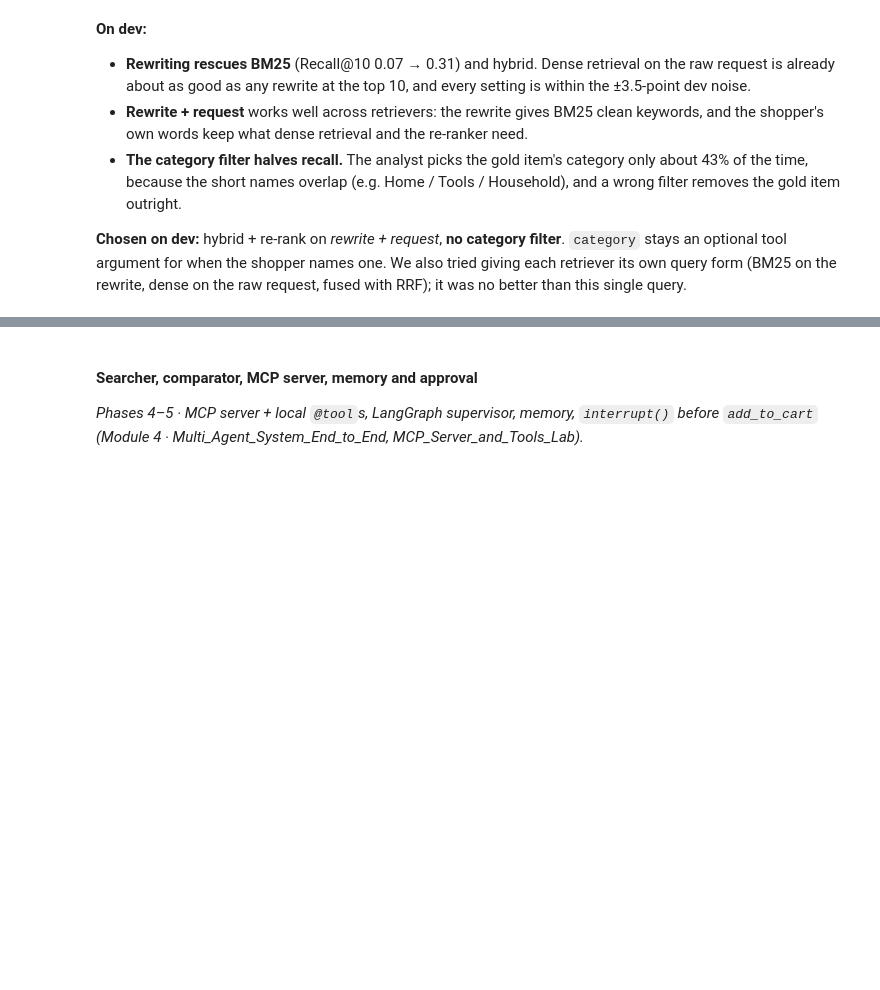
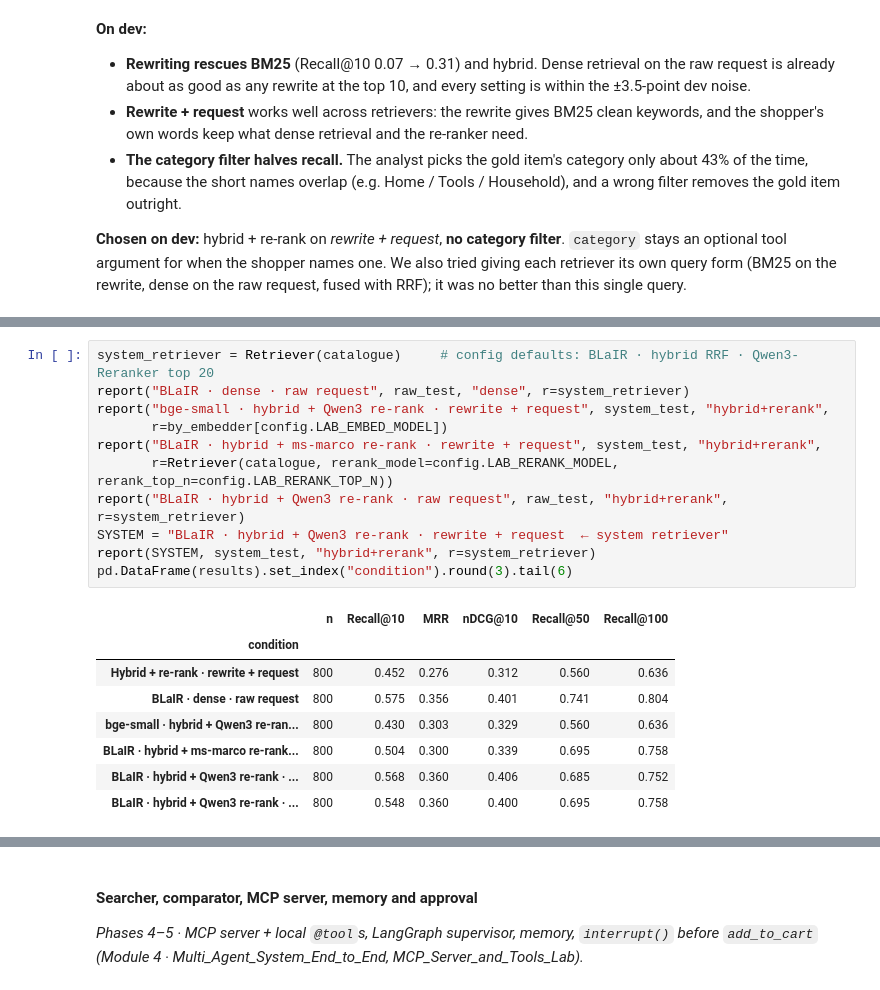
Before and after one commit to LalithMadhav-CODING/PickWise-A-Conversational-Shopping-Assistant, a Jupyter notebook: P14_Shopping_Assistant.ipynb, the cells around one changed output, grey strips where cells are left out. Drawn from its saved outputs; the diff is of its cells as text; blank space fills up the shorter version.

```diff
--- a/P14_Shopping_Assistant.ipynb
+++ b/P14_Shopping_Assistant.ipynb
@@ -425,0 +486,20 @@ This retriever is what the searcher's `search_products` tool runs (Phase 4).
+# %%
+system_retriever = Retriever(catalogue)     # config defaults: BLaIR · hybrid RRF · Qwen3-Reranker top 20
+report("BLaIR · dense · raw request", raw_test, "dense", r=system_retriever)
+report("bge-small · hybrid + Qwen3 re-rank · rewrite + request", system_test, "hybrid+rerank",
+       r=by_embedder[config.LAB_EMBED_MODEL])
+report("BLaIR · hybrid + ms-marco re-rank · rewrite + request", system_test, "hybrid+rerank",
+       r=Retriever(catalogue, rerank_model=config.LAB_RERANK_MODEL, rerank_top_n=config.LAB_RERANK_TOP_N))
+report("BLaIR · hybrid + Qwen3 re-rank · raw request", raw_test, "hybrid+rerank", r=system_retriever)
+SYSTEM = "BLaIR · hybrid + Qwen3 re-rank · rewrite + request  ← system retriever"
+report(SYSTEM, system_test, "hybrid+rerank", r=system_retriever)
+pd.DataFrame(results).set_index("condition").round(3).tail(6)
+# %% [output]
+|  | n | Recall@10 | MRR | nDCG@10 | Recall@50 | Recall@100 |
+| condition |  |  |  |  |  |  |
+| Hybrid + re-rank · rewrite + request | 800 | 0.452 | 0.276 | 0.312 | 0.560 | 0.636 |
+| BLaIR · dense · raw request | 800 | 0.575 | 0.356 | 0.401 | 0.741 | 0.804 |
+| bge-small · hybrid + Qwen3 re-ran... | 800 | 0.430 | 0.303 | 0.329 | 0.560 | 0.636 |
+| BLaIR · hybrid + ms-marco re-rank... | 800 | 0.504 | 0.300 | 0.339 | 0.695 | 0.758 |
+| BLaIR · hybrid + Qwen3 re-rank · ... | 800 | 0.568 | 0.360 | 0.406 | 0.685 | 0.752 |
+| BLaIR · hybrid + Qwen3 re-rank · ... | 800 | 0.548 | 0.360 | 0.400 | 0.695 | 0.758 |
```
Also changed, not shown: parts of 13 cells of this notebook, 6 other files.
